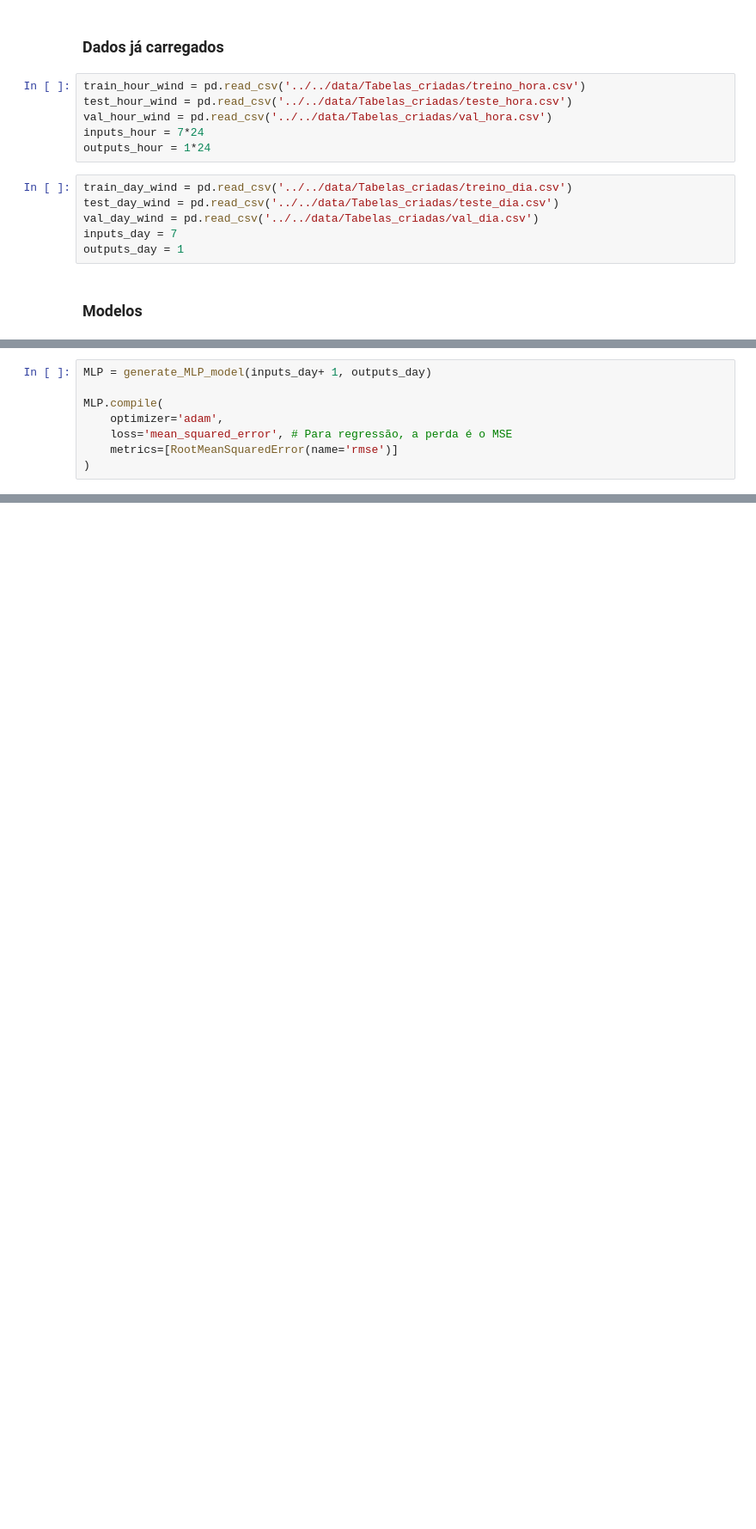
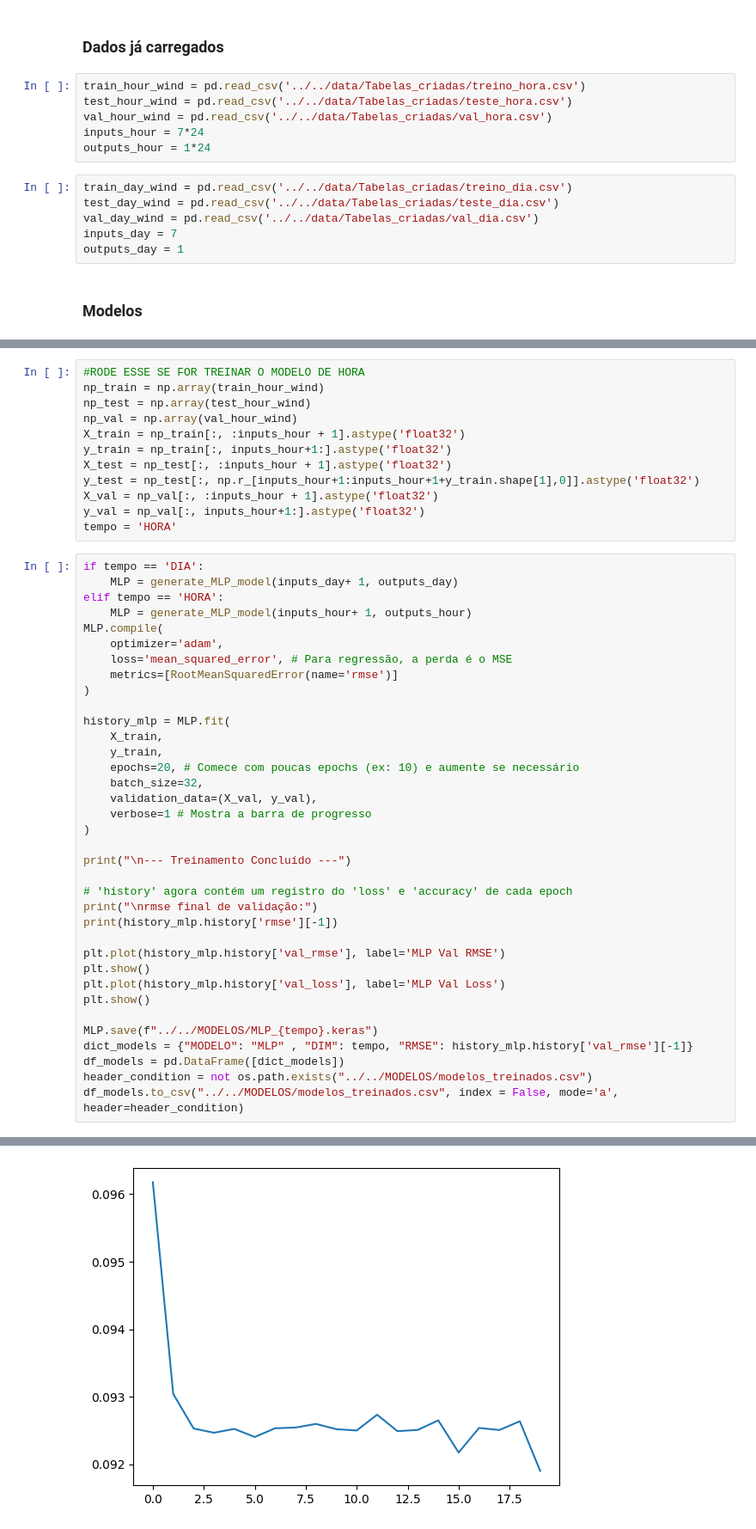
Before and after one commit to LarcesUece/GRANULARITY-PREDICTION, a Jupyter notebook: src/notebooks/analise_granularidade.ipynb, the cells around one changed output, grey strips where cells are left out. Shown at 86% size. Saved outputs shown, nothing was run; the diff lists cells and outputs as text; blank space fills up the shorter version.

Commit message:
mlp e gru treinado com metricas salvas

```diff
--- a/src/notebooks/analise_granularidade.ipynb
+++ b/src/notebooks/analise_granularidade.ipynb
@@ -518,9 +507,49 @@ y_val = np_val[:, inputs_day+1:].astype('float32')
+# %%
+#RODE ESSE SE FOR TREINAR O MODELO DE HORA
+np_train = np.array(train_hour_wind)
+np_test = np.array(test_hour_wind)
+np_val = np.array(val_hour_wind)
+X_train = np_train[:, :inputs_hour + 1].astype('float32')
+y_train = np_train[:, inputs_hour+1:].astype('float32')
+X_test = np_test[:, :inputs_hour + 1].astype('float32')
+y_test = np_test[:, np.r_[inputs_hour+1:inputs_hour+1+y_train.shape[1],0]].astype('float32')
+X_val = np_val[:, :inputs_hour + 1].astype('float32')
+y_val = np_val[:, inputs_hour+1:].astype('float32')
+tempo = 'HORA'
 # %%
-MLP = generate_MLP_model(inputs_day+ 1, outputs_day)
-
+if tempo == 'DIA':
+    MLP = generate_MLP_model(inputs_day+ 1, outputs_day)
+elif tempo == 'HORA':
+    MLP = generate_MLP_model(inputs_hour+ 1, outputs_hour)
 MLP.compile(
     optimizer='adam',
     loss='mean_squared_error', # Para regressão, a perda é o MSE
     metrics=[RootMeanSquaredError(name='rmse')]
 )
+
+history_mlp = MLP.fit(
+    X_train,
+    y_train,
+    epochs=20, # Comece com poucas epochs (ex: 10) e aumente se necessário
+    batch_size=32,
+    validation_data=(X_val, y_val),
+    verbose=1 # Mostra a barra de progresso
+)
+
+print("\n--- Treinamento Concluído ---")
+
+# 'history' agora contém um registro do 'loss' e 'accuracy' de cada epoch
+print("\nrmse final de validação:")
+print(history_mlp.history['rmse'][-1])
+
+plt.plot(history_mlp.history['val_rmse'], label='MLP Val RMSE')
+plt.show()
+plt.plot(history_mlp.history['val_loss'], label='MLP Val Loss')
+plt.show()
+
+MLP.save(f"../../MODELOS/MLP_{tempo}.keras")
+dict_models = {"MODELO": "MLP" , "DIM": tempo, "RMSE": history_mlp.history['val_rmse'][-1]}
+df_models = pd.DataFrame([dict_models])
+header_condition = not os.path.exists("../../MODELOS/modelos_treinados.csv")
+df_models.to_csv("../../MODELOS/modelos_treinados.csv", index = False, mode='a', header=header_condition)
 # %% [output]
@@ -527,0 +594 @@ NameError: name 'generate_MLP_model' is not defined
+[figure, added]
```
Also changed, not shown: parts of 18 cells of this notebook, 8 other files.
